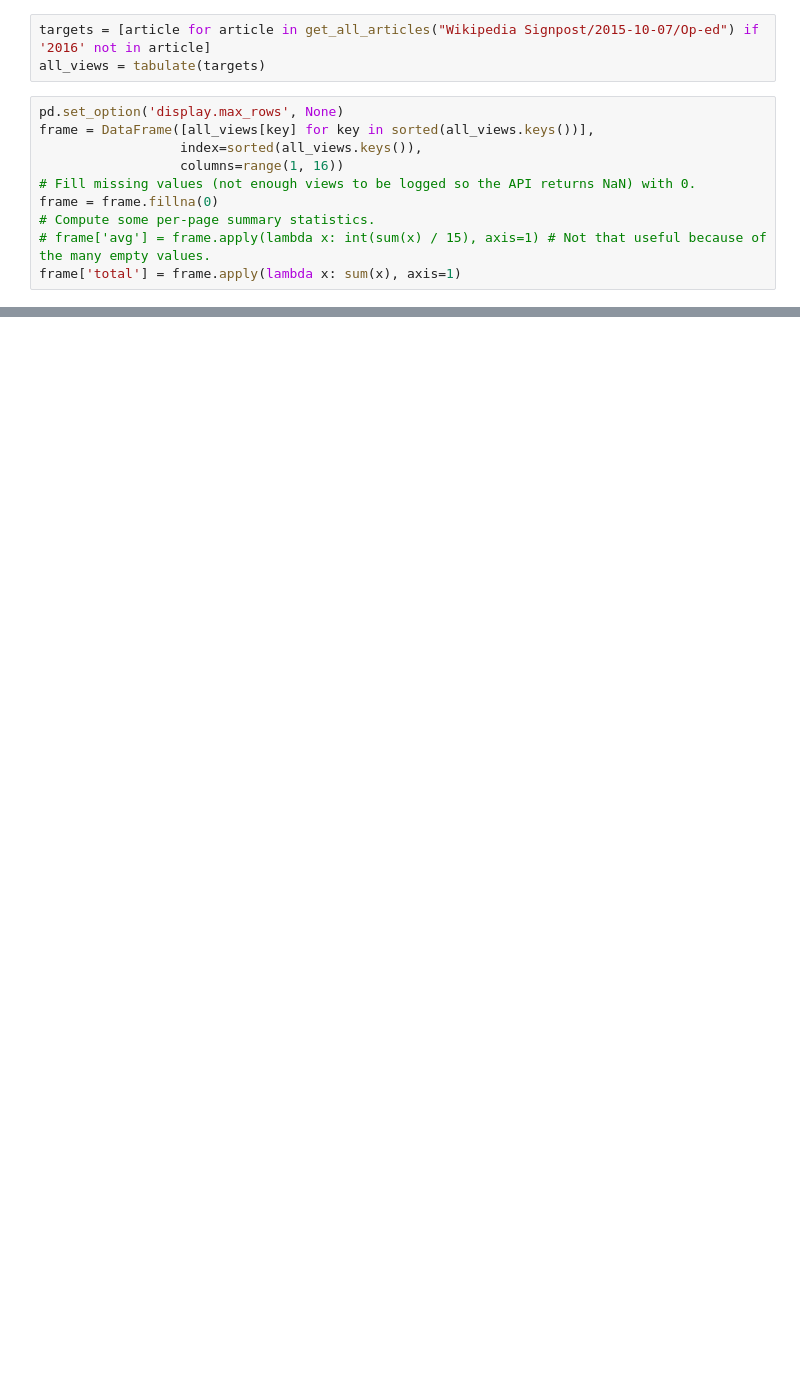
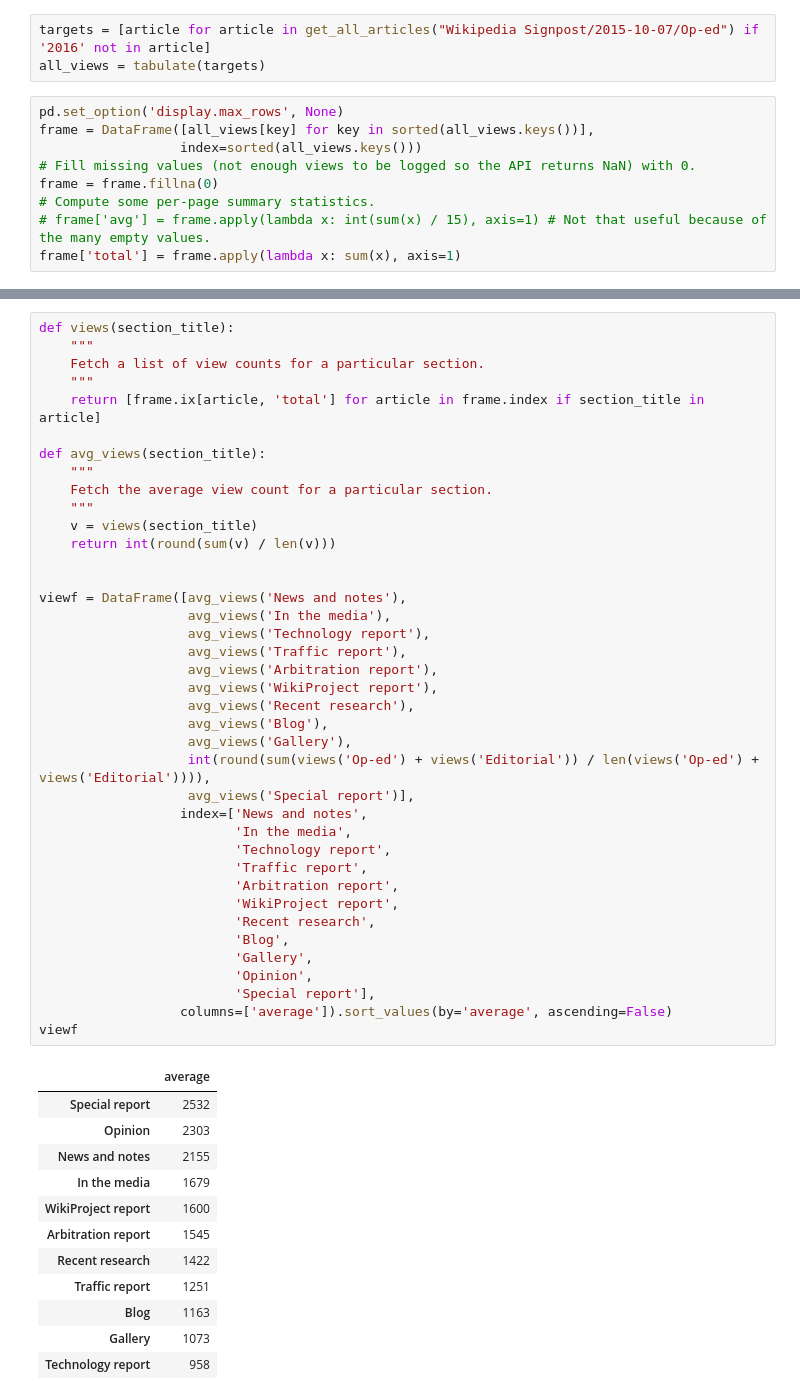
Before and after one commit to ResidentMario/signpostviews, a Jupyter notebook: signpostviews.ipynb, the cells around one changed output, grey strips where cells are left out. Cells and saved outputs as stored; diff of their text form; blank space fills up the shorter version.

```diff
--- a/signpostviews.ipynb
+++ b/signpostviews.ipynb
@@ -82,8 +89,7 @@ all_views = tabulate(targets)
 # %%
 pd.set_option('display.max_rows', None)
 frame = DataFrame([all_views[key] for key in sorted(all_views.keys())],
-                  index=sorted(all_views.keys()),
-                  columns=range(1, 16))
+                  index=sorted(all_views.keys()))
 # Fill missing values (not enough views to be logged so the API returns NaN) with 0.
 frame = frame.fillna(0)
 # Compute some per-page summary statistics.
@@ -116,0 +192,52 @@ frame
+# %%
+def views(section_title):
+    """
+    Fetch a list of view counts for a particular section.
+    """
+    return [frame.ix[article, 'total'] for article in frame.index if section_title in article]
+
+def avg_views(section_title):
+    """
+    Fetch the average view count for a particular section.
+    """
+    v = views(section_title)
+    return int(round(sum(v) / len(v)))
+
+
+viewf = DataFrame([avg_views('News and notes'),
+                   avg_views('In the media'),
+                   avg_views('Technology report'),
+                   avg_views('Traffic report'),
+                   avg_views('Arbitration report'),
+                   avg_views('WikiProject report'),
+                   avg_views('Recent research'),
+                   avg_views('Blog'),
+                   avg_views('Gallery'),
+                   int(round(sum(views('Op-ed') + views('Editorial')) / len(views('Op-ed') + views('Editorial')))),
+                   avg_views('Special report')],
+                  index=['News and notes',
+                         'In the media',
+                         'Technology report',
+                         'Traffic report',
+                         'Arbitration report',
+                         'WikiProject report',
+                         'Recent research',
+                         'Blog',
+                         'Gallery',
+                         'Opinion',
+                         'Special report'],
+                  columns=['average']).sort_values(by='average', ascending=False)
+viewf
+# %% [output]
+|  | average |
+| Special report | 2532 |
+| Opinion | 2303 |
+| News and notes | 2155 |
+| In the media | 1679 |
+| WikiProject report | 1600 |
+| Arbitration report | 1545 |
+| Recent research | 1422 |
+| Traffic report | 1251 |
+| Blog | 1163 |
+| Gallery | 1073 |
+| Technology report | 958 |
```
Also changed, not shown: parts of 19 cells of this notebook.
